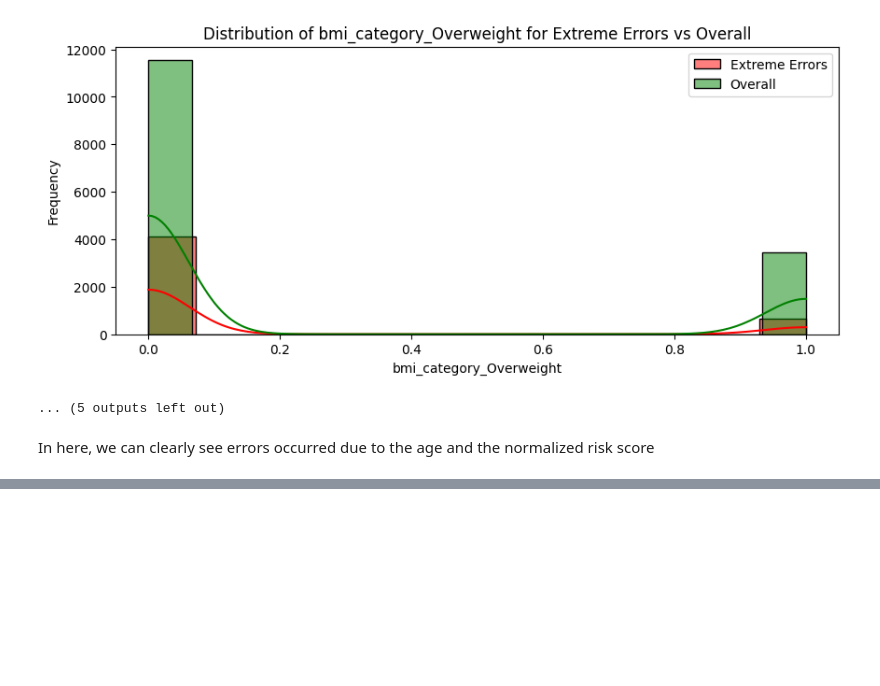
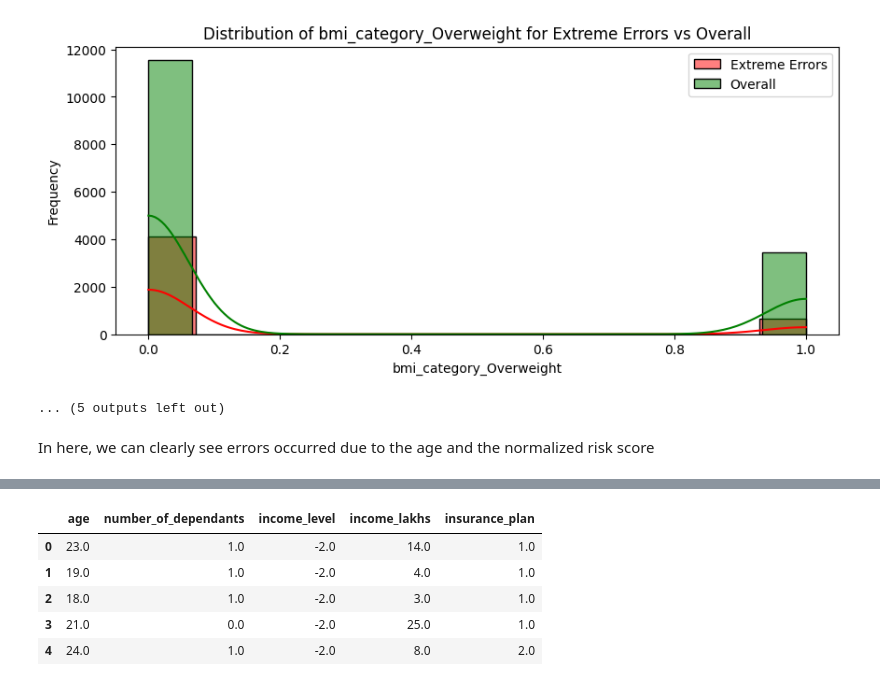
Before and after one commit to ByteMeRadi/Healthcare-Premium-Prediction-App, a Jupyter notebook: data_cleaning/ml_premium_prediction.ipynb, the cells around one changed output, grey strips where cells are left out. Drawn from its saved outputs; the diff is of its cells as text; code cells hidden in the pictures; blank space fills up the shorter version.

```diff
--- a/data_cleaning/ml_premium_prediction.ipynb
+++ b/data_cleaning/ml_premium_prediction.ipynb
@@ -889,0 +905,11 @@ In here, we can clearly see errors occurred due to the age and the normalized ri
+# %%
+df_reversed = pd.DataFrame()
+df_reversed[cols_to_scale] = scaler.inverse_transform(extreme_errors_df[cols_to_scale])
+df_reversed.head()
+# %% [output]
+|  | age | number_of_dependants | income_level | income_lakhs | insurance_plan |
+| 0 | 23.0 | 1.0 | -2.0 | 14.0 | 1.0 |
+| 1 | 19.0 | 1.0 | -2.0 | 4.0 | 1.0 |
+| 2 | 18.0 | 1.0 | -2.0 | 3.0 | 1.0 |
+| 3 | 21.0 | 0.0 | -2.0 | 25.0 | 1.0 |
+| 4 | 24.0 | 1.0 | -2.0 | 8.0 | 2.0 |
```
Also changed, not shown: parts of 7 cells of this notebook.
